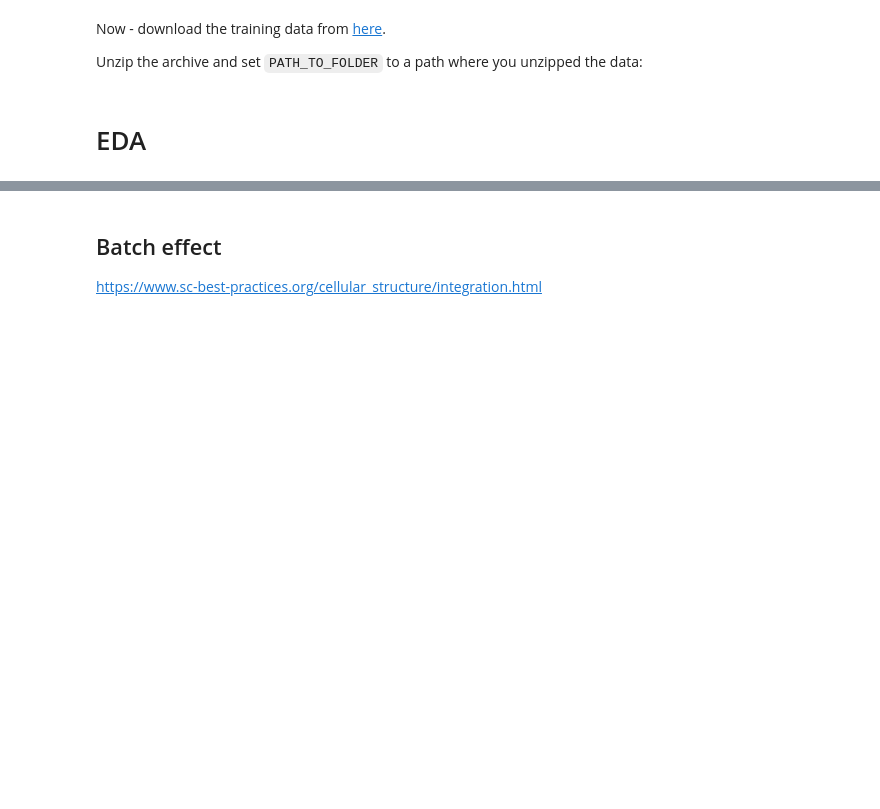
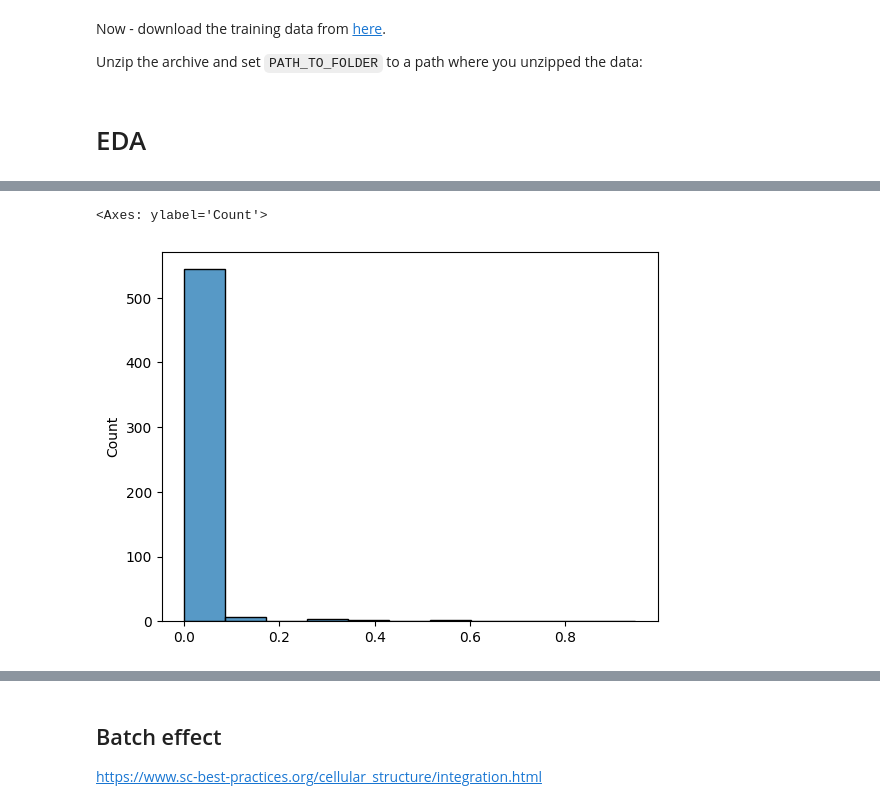
Before and after one commit to wtrawinska/Deep_learning_project, a Jupyter notebook: DL4DS_EDA_1.ipynb, the cells around one changed output, grey strips where cells are left out. Cells and saved outputs as stored; diff of their text form; code cells hidden in the pictures; blank space fills up the shorter version.

Commit message:
Added ttests and clustering

```diff
--- a/DL4DS_EDA_1.ipynb
+++ b/DL4DS_EDA_1.ipynb
@@ -129,2 +135,6 @@ TRAIN_IMAGE_DATA_MASKS = os.path.join(TRAIN_IMAGE_DATA_DIR, ORIGINAL_MASKS_SUBDI
+# %%
+import pandas as pd
+import seaborn as sns
+adata.layers['exprs'] = np.arcsinh(adata.layers['exprs'] / 5.)
 # %% [markdown]
 # EDA
@@ -130,0 +143,5 @@ TRAIN_IMAGE_DATA_MASKS = os.path.join(TRAIN_IMAGE_DATA_DIR, ORIGINAL_MASKS_SUBDI
+# %%
+marker_names = list(adata.var['marker'])
+cell_labels_exprs = adata.obs['cell_labels']
+df = pd.DataFrame(adata.layers['exprs'], columns = marker_names)
+df.insert(len(df.columns), "cell_labels", list(adata.obs['cell_labels']))
@@ -130,0 +170,12 @@ TRAIN_IMAGE_DATA_MASKS = os.path.join(TRAIN_IMAGE_DATA_DIR, ORIGINAL_MASKS_SUBDI
+# %%
+def cell_type_test_1samp(df, cell_types, marker_names):
+    p_values_out = []
+    for cell_type in cell_types:
+        p_values = [cell_type]
+        for marker in marker_names:
+            avg_exprs = df[marker].mean()
+            p_values.append(stats.ttest_1samp(df[marker][df['cell_labels'] == cell_type], avg_exprs).pvalue)
+        p_values_out.append(p_values)
+    return pd.DataFrame(p_values_out, columns=["cell_type"]+marker_names)
+# %%
+df_1_samp = cell_type_test_1samp(df, list(adata.obs['cell_labels'].unique()), marker_names)
@@ -130,0 +201,5 @@ TRAIN_IMAGE_DATA_MASKS = os.path.join(TRAIN_IMAGE_DATA_DIR, ORIGINAL_MASKS_SUBDI
+# %%
+sns.histplot(np.array(df_1_samp[marker_names]).flatten()+0.0001)
+# %% [output]
+<Axes: ylabel='Count'>
+[figure, added]
```
Also changed, not shown: parts of 37 cells of this notebook.
